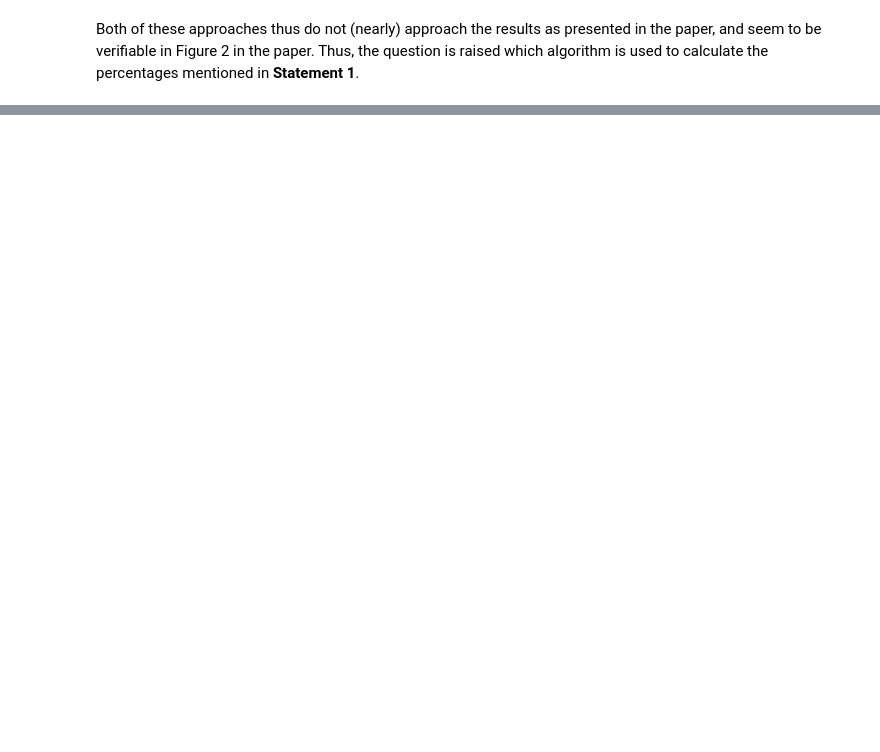
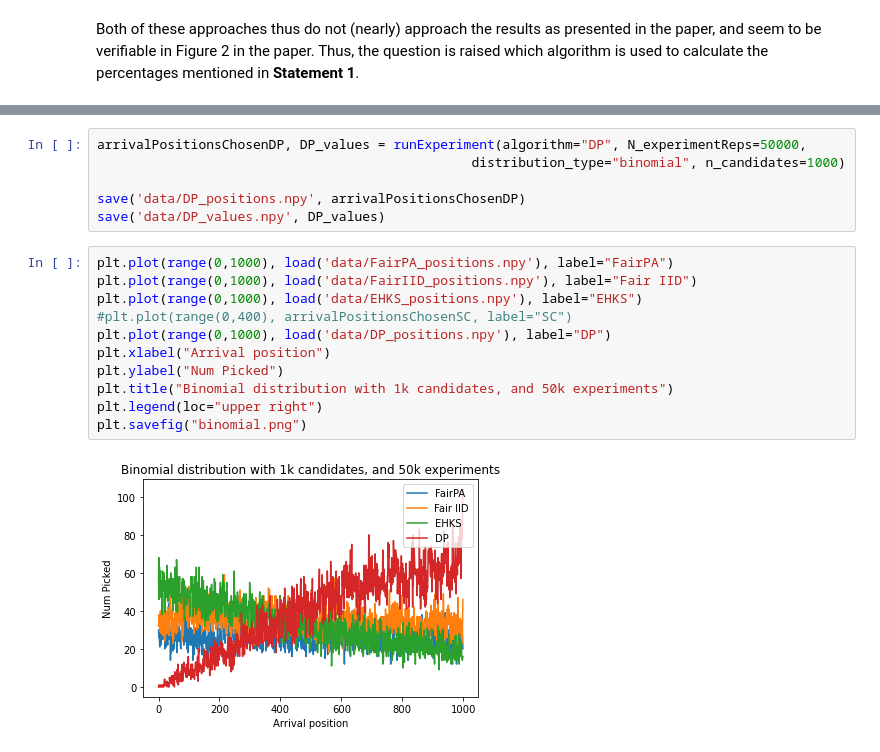
Before and after one commit to pimpraat/FACT-Ai, a Jupyter notebook: python implementation/multicolor_prophet.ipynb, the cells around one changed output, grey strips where cells are left out. Drawn from its saved outputs; the diff is of its cells as text; blank space fills up the shorter version.

```diff
--- a/python implementation/multicolor_prophet.ipynb
+++ b/python implementation/multicolor_prophet.ipynb
@@ -517,0 +477,19 @@ plt.legend(loc="upper right")
+# %%
+arrivalPositionsChosenDP, DP_values = runExperiment(algorithm="DP", N_experimentReps=50000,
+                                                distribution_type="binomial", n_candidates=1000)
+
+save('data/DP_positions.npy', arrivalPositionsChosenDP)
+save('data/DP_values.npy', DP_values)
+# %%
+plt.plot(range(0,1000), load('data/FairPA_positions.npy'), label="FairPA")
+plt.plot(range(0,1000), load('data/FairIID_positions.npy'), label="Fair IID")
+plt.plot(range(0,1000), load('data/EHKS_positions.npy'), label="EHKS")
+#plt.plot(range(0,400), arrivalPositionsChosenSC, label="SC")
+plt.plot(range(0,1000), load('data/DP_positions.npy'), label="DP")
+plt.xlabel("Arrival position")
+plt.ylabel("Num Picked")
+plt.title("Binomial distribution with 1k candidates, and 50k experiments")
+plt.legend(loc="upper right")
+plt.savefig("binomial.png")
+# %% [output]
+[figure, added]
```
Also changed, not shown: parts of 19 cells of this notebook, 17 other files.
